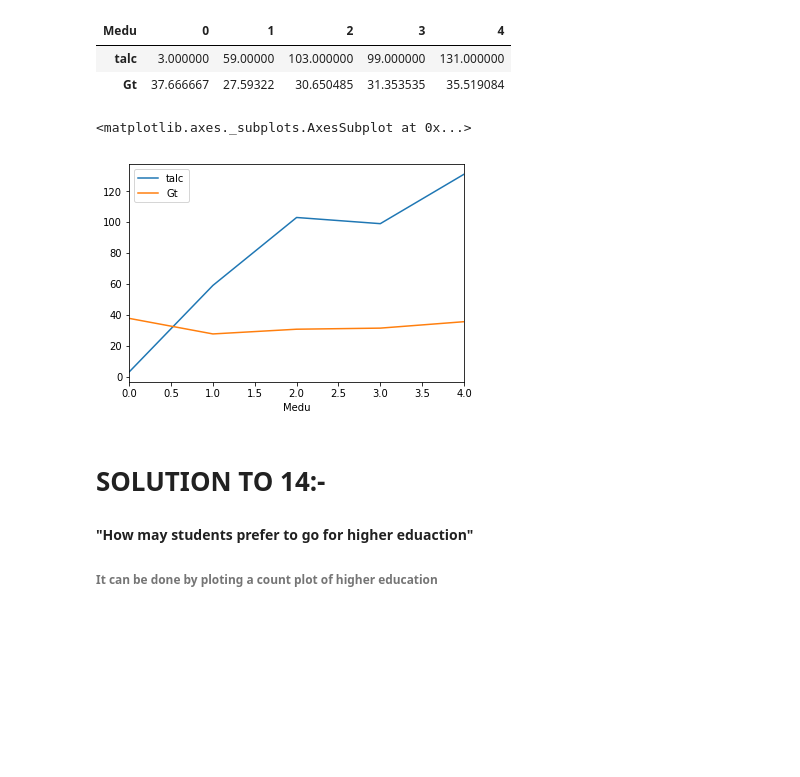
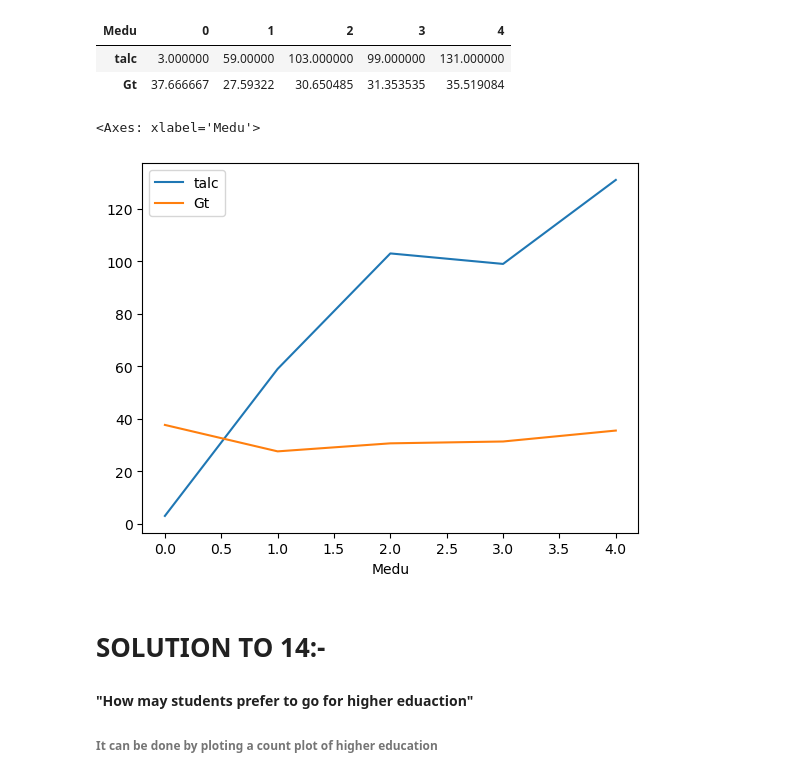
Before and after one commit to dinithaw/Machine-Learning-Projects, a Jupyter notebook: Student_Data_Analysis/Student_Result_analysis.ipynb, the cells around one changed output. Drawn from its saved outputs; the diff is of its cells as text; code cells hidden in the pictures; blank space fills up the shorter version.

```diff
--- a/Student_Data_Analysis/Student_Result_analysis.ipynb
+++ b/Student_Data_Analysis/Student_Result_analysis.ipynb
@@ -515,12 +528,12 @@ df.groupby(['Medu'])['talc','Gt'].agg({'talc':'count','Gt':'mean'}).transpose()
 | talc | 3.000000 | 59.00000 | 103.000000 | 99.000000 | 131.000000 |
 | Gt | 37.666667 | 27.59322 | 30.650485 | 31.353535 | 35.519084 |
 # %%
-b=df.groupby(['Medu'])['talc','Gt'].agg({'talc':'count','Gt':'mean'})
+b=df.groupby(['Medu'])[['talc','Gt']].agg({'talc':'count','Gt':'mean'})
 b.plot()
 #Same is the case as of father education
 # %% [output]
-<matplotlib.axes._subplots.AxesSubplot at 0x...>
+<Axes: xlabel='Medu'>
-[figure, old version]
+[figure, new version]
 # %% [markdown]
 # SOLUTION TO 14:-
 #### "How may students prefer to go for higher eduaction"
```
Also changed, not shown: parts of 32 cells of this notebook.
